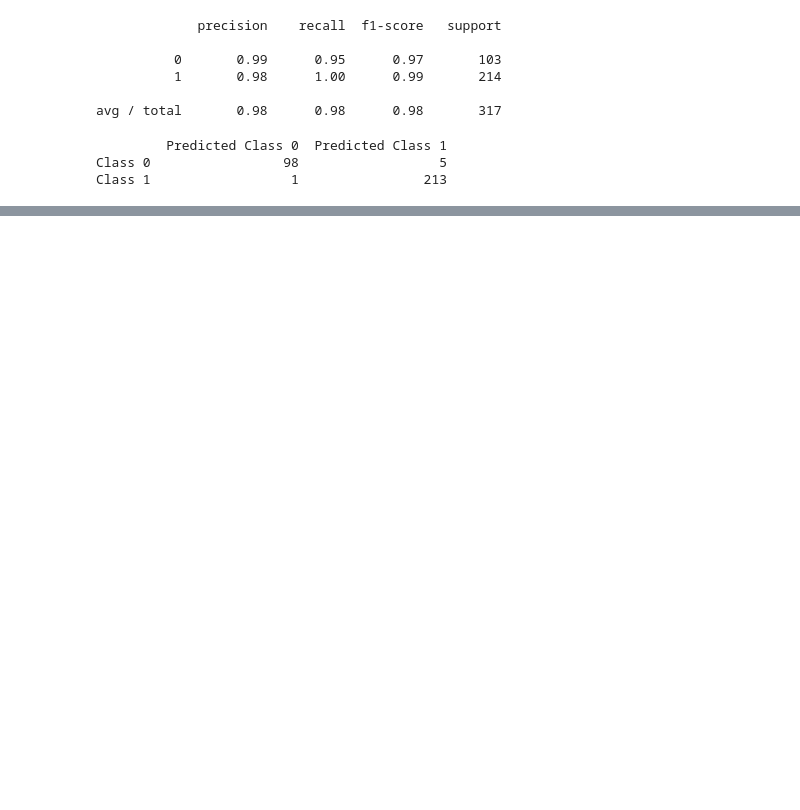
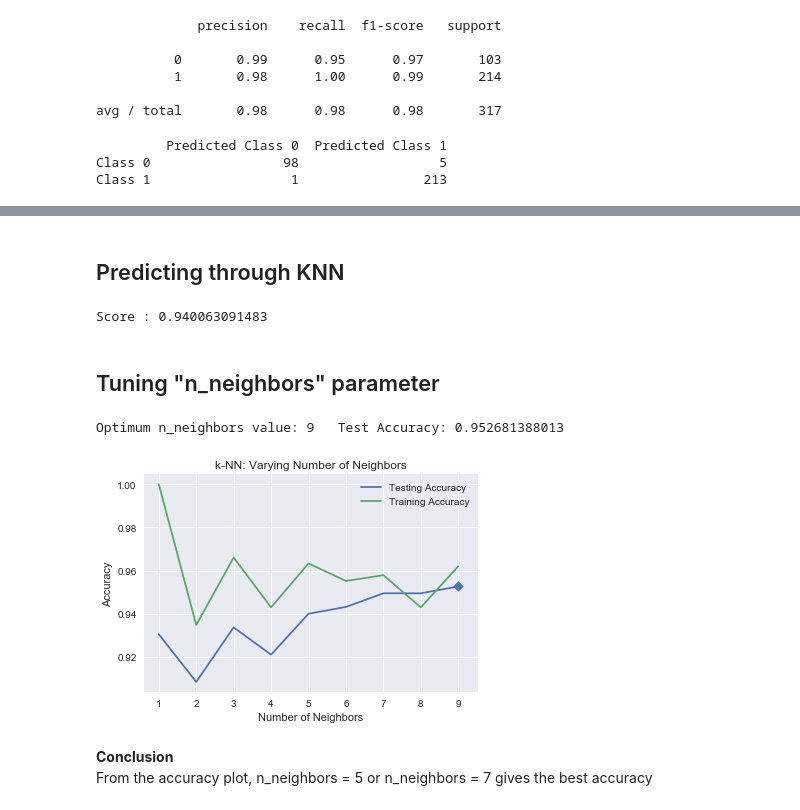
Before and after one commit to rajpragit/capstone, a Jupyter notebook: proj1/toddler-autism-model.ipynb, the cells around one changed output, grey strips where cells are left out. Cells and saved outputs as stored; diff of their text form; code cells hidden in the pictures; blank space fills up the shorter version.

```diff
--- a/proj1/toddler-autism-model.ipynb
+++ b/proj1/toddler-autism-model.ipynb
@@ -549,3 +516,11 @@ print(confusion_df)
          Predicted Class 0  Predicted Class 1
 Class 0                 98                  5
 Class 1                  1                213
+# %%
+X14=data[['A1_Score', 'A2_Score', 'A3_Score', 'A4_Score', 'A5_Score', 'A6_Score',
+       'A7_Score', 'A8_Score', 'A9_Score', 'A10_Score', 'Age_Mons', 'SexCode',
+       'JaundiceCode', 'FamilyASDCode']]
+y14=data['ASDCode']
+X14.head()
+print(len(X14))
+X14.describe()
@@ -551,0 +538,70 @@ Class 1                  1                213
+# %% [markdown]
+<h2>Predicting through KNN</h2>
+# %%
+from sklearn.neighbors import KNeighborsClassifier
+
+#X=np.asarray(X14)
+#y=np.asarray(y14)
+#print(type(X14)),print(type(y14))
+
+# Split into training and test set
+X_train, X_test, y_train, y_test = train_test_split(X14, y14, test_size = 0.30, random_state=40, stratify=y)
+
+#print(X_train.shape),print(X_test.shape),print(y_train.shape),print(y_test.shape)
+#print(type(X_train.shape)),print(type(X_test.shape)),print(type(y_train.shape)),print(type(y_test.shape))
+
+# Create a k-NN classifier with 7 neighbors: knn
+knn = KNeighborsClassifier(n_neighbors=5)
+
+# Fit the classifier to the training data
+knn.fit(X_train, y_train)
+
+# Print the accuracy
+print("Score :",knn.score(X_test, y_test))
+result=knn.predict(X_test)
+#print(sum(result)),print(sum(y_test))#print(result)#print(y_test)
+# %% [output]
+Score : 0.940063091483
+# %% [markdown]
+<h2>Tuning "n_neighbors" parameter</h2>
+# %%
+# Setup arrays to store train and test accuracies
+neighbors = np.arange(1, 10)
+train_accuracy = np.empty(len(neighbors))
+test_accuracy = np.empty(len(neighbors))
+
+# Loop over different values of k
+for i, k in enumerate(neighbors):
+    # Setup a k-NN Classifier with k neighbors: knn
+    knn = KNeighborsClassifier(n_neighbors=k)
+
+    # Fit the classifier to the training data
+
+    knn.fit(X_train, y_train)
+    #Compute accuracy on the training set
+    train_accuracy[i] = knn.score(X_train, y_train)
+
+    #Compute accuracy on the testing set
+    test_accuracy[i] = knn.score(X_test, y_test)
+
+# Generate plot
+sns.set()
+plt.title('k-NN: Varying Number of Neighbors')
+plt.plot(neighbors, test_accuracy, label = 'Testing Accuracy')
+plt.plot(neighbors, train_accuracy, label = 'Training Accuracy')
+plt.legend()
+plt.xlabel('Number of Neighbors')
+plt.ylabel('Accuracy')
+
+max_loc=np.where(test_accuracy==(max(test_accuracy))) # get index of maximum value
+#print(max_loc)
+for var in np.asarray(max_loc[0]):
+    print("Optimum n_neighbors value:", neighbors[var],"  Test Accuracy:",test_accuracy[var])
+    plt.scatter(neighbors[var],test_accuracy[var], marker='D', s=50)
+plt.show()
+# %% [output]
+Optimum n_neighbors value: 9   Test Accuracy: 0.952681388013
+[figure, added]
+# %% [markdown]
+<b>Conclusion</b><br>
+From the accuracy plot, n_neighbors = 5 or n_neighbors = 7 gives the best accuracy<br>
```
Also changed, not shown: parts of 23 cells of this notebook.
